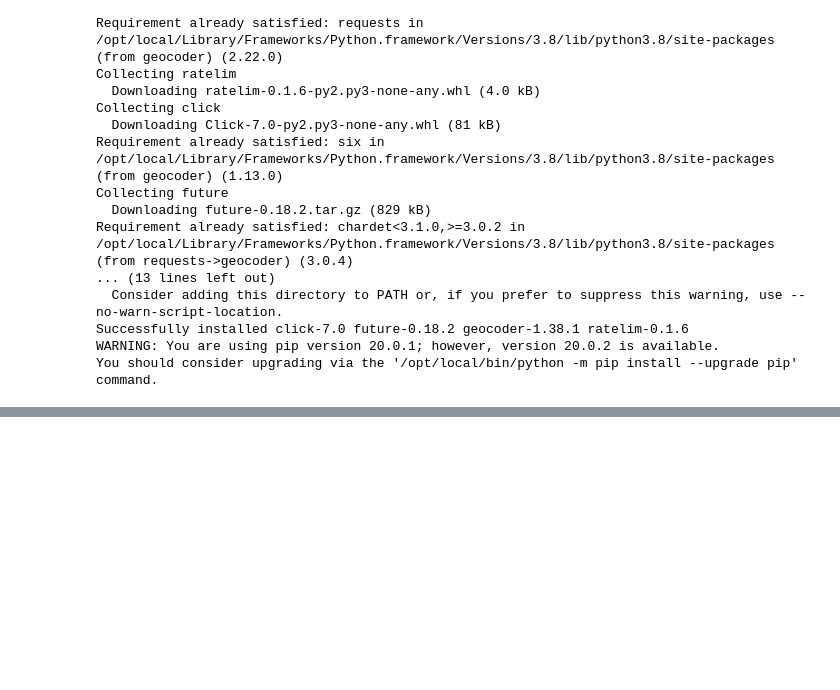
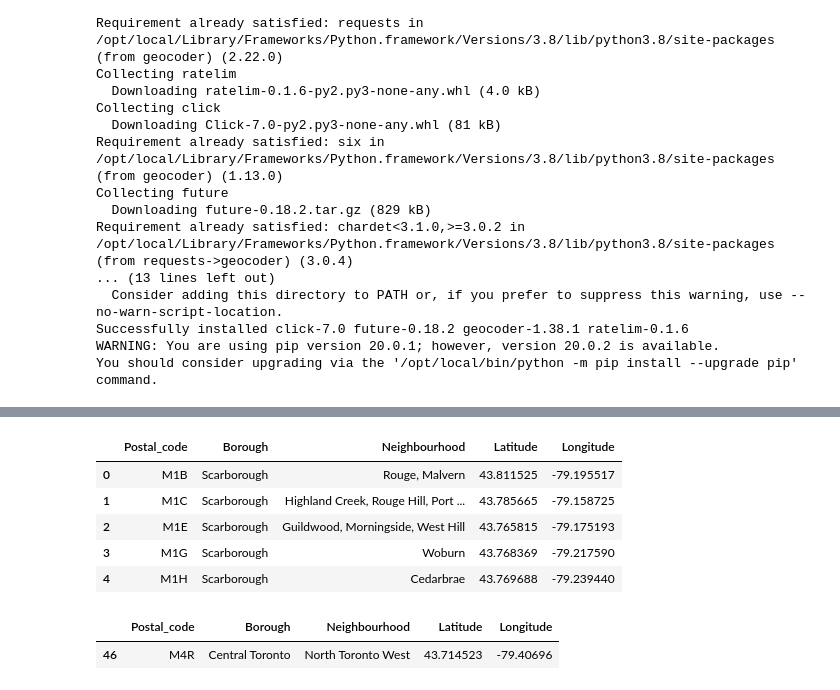
Before and after one commit to agutmanas/Coursera-IBM-Data-Science-Capstone, a Jupyter notebook: Toronto_neighbourhoods_from_Wiki.ipynb, the cells around one changed output, grey strips where cells are left out. Saved outputs shown, nothing was run; the diff lists cells and outputs as text; code cells hidden in the pictures; blank space fills up the shorter version.

Commit message:
Initial data prep complete
Obtained coordinates for postal code areas. Added a folium map.

```diff
--- a/Toronto_neighbourhoods_from_Wiki.ipynb
+++ b/Toronto_neighbourhoods_from_Wiki.ipynb
@@ -232,13 +232,16 @@ import geocoder
 # %%
 def get_lat_lng(postal_code, suffix="Toronto, Ontario", max_iter=10):
     """
-    combine the postal code and the city/province/country
-    no more that max_iter attempts
+    combine the postal code and the city/province/country in the suffix
+    no more than max_iter attempts
     return a tuple of longitude and latitude
     """
     result = None
     i = 0
     while result is None and i<max_iter:
+        # google method failed to return anything even after a 1000 iterations.
+        # by trial and error found that arcgis does the job.
+        # I am not sure this is a permissible free use of the service, so will look for other options
         g = geocoder.arcgis(f'{postal_code}, Toronto, Ontario')
         result = g.json
         i += 1
@@ -254,3 +253,33 @@ def get_lat_lng(postal_code, suffix="Toronto, Ontario", max_iter=10):
+# %%
+latitudes = []
+longitudes = []
+
+for code in postcodes:
+    ll = get_lat_lng(code)
+    if ll is None:
+        latitudes.append(None)
+        longitudes.append(None)
+        print("None for ", code)
+    else:
+        latitudes.append(ll[0])
+        longitudes.append(ll[1])
+
+
+toronto_work_df["Latitude"] = latitudes
+toronto_work_df["Longitude"] = longitudes
+toronto_work_df.head()
+# %% [output]
+|  | Postal_code | Borough | Neighbourhood | Latitude | Longitude |
+| 0 | M1B | Scarborough | Rouge, Malvern | 43.811525 | -79.195517 |
+| 1 | M1C | Scarborough | Highland Creek, Rouge Hill, Port ... | 43.785665 | -79.158725 |
+| 2 | M1E | Scarborough | Guildwood, Morningside, West Hill | 43.765815 | -79.175193 |
+| 3 | M1G | Scarborough | Woburn | 43.768369 | -79.217590 |
+| 4 | M1H | Scarborough | Cedarbrae | 43.769688 | -79.239440 |
+# %%
+toronto_work_df.loc[toronto_work_df["Postal_code"] == "M4R"]
+# %% [output]
+|  | Postal_code | Borough | Neighbourhood | Latitude | Longitude |
+| 46 | M4R | Central Toronto | North Toronto West | 43.714523 | -79.40696 |
 # %%
 # Coordinates for Yonge and Eg (roughly central)
 longitude = -79.403590
```
Also changed, not shown: parts of 5 cells of this notebook.
